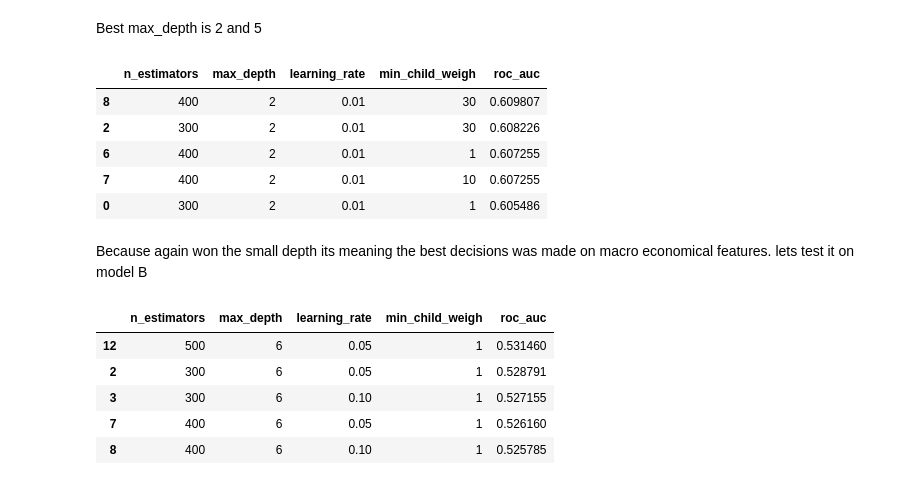
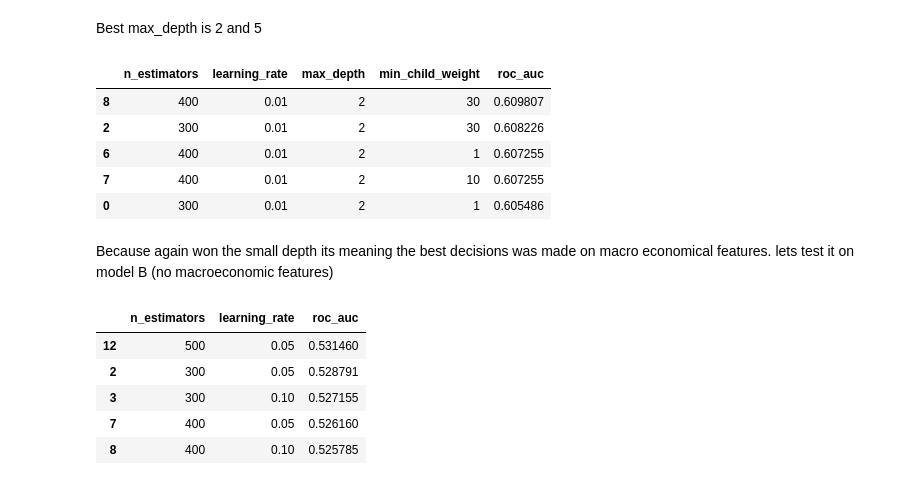
Before and after one commit to SunnyFoxxy/greek_stocks_ml_trading, a Jupyter notebook: notebooks/04_model.ipynb, the cells around one changed output. Drawn from its saved outputs; the diff is of its cells as text; code cells hidden in the pictures.

```diff
--- a/notebooks/04_model.ipynb
+++ b/notebooks/04_model.ipynb
@@ -208,3 +266,14 @@ min          0.570184
 75%          0.637033
 max          0.678258
 dtype: float64
+# %%
+#test b
+grid = {'min_samples_leaf': [200], 'n_estimators': [100, 200, 500, 1000], 'max_depth': list(range(2,16))}
+proba = 0.5
+results = []
+for values in product(*grid.values()):
+    params = dict(zip(grid.keys(), values))
+    results.append(evaluate_model(RandomForestClassifier, FEATURES_B, params, proba, True, True, True, fixed_params=FIXED_PARAMS))
+df_results = pd.DataFrame(results).sort_values('roc_auc', ascending=False)
+df_results.head()
+print(df_results.to_string())
@@ -306,11 +393,11 @@ df_results.head()
 # %% [markdown]
 Best learning_rate is 0.01
 # %%
-learning_rate_set = [0.01]
-min_child_weight_set = [1, 10, 30]
-
-results = [evaluate_xgboost(features_list, n, rate, depth)
-           for n, rate, depth in product(n_estimators_set, learning_rate_set, range(2,9))]
+grid = {'n_estimators': [300, 400, 500], 'learning_rate': [0.01], 'max_depth': list(range(2,9))}
+results = []
+for values in product(*grid.values()):
+    params = dict(zip(grid.keys(), values))
+    results.append(evaluate_model(XGBClassifier, features_a, params, roc_auc=True, fixed_params=FIXED_PARAMS))
 df_results = pd.DataFrame(results).sort_values('roc_auc', ascending=False)
 df_results.head()
 # %% [output]
@@ -323,39 +410,35 @@ df_results.head()
 # %% [markdown]
 Best max_depth is 2 and 5
 # %%
-n_estimators_set = [300, 400, 500]
-learning_rate_set = [0.01]
-max_depth_set = [2, 5]
-min_child_weight_set = [1, 10, 30]
-
-
-results = [evaluate_xgboost(features_list, n, rate, depth, child_weight)
-           for n, rate, depth, child_weight in product(n_estimators_set, learning_rate_set, max_depth_set, min_child_weight_set)]
+grid = {'n_estimators': [300, 400, 500], 'learning_rate': [0.01], 'max_depth': [2,5], 'min_child_weight': [1, 10, 30]}
+results = []
+for values in product(*grid.values()):
+    params = dict(zip(grid.keys(), values))
+    results.append(evaluate_model(XGBClassifier, features_a, params, roc_auc=True, fixed_params=FIXED_PARAMS))
 df_results = pd.DataFrame(results).sort_values('roc_auc', ascending=False)
 df_results.head()
 # %% [output]
-|  | n_estimators | max_depth | learning_rate | min_child_weigh | roc_auc |
-| 8 | 400 | 2 | 0.01 | 30 | 0.609807 |
-| 2 | 300 | 2 | 0.01 | 30 | 0.608226 |
-| 6 | 400 | 2 | 0.01 | 1 | 0.607255 |
-| 7 | 400 | 2 | 0.01 | 10 | 0.607255 |
-| 0 | 300 | 2 | 0.01 | 1 | 0.605486 |
+|  | n_estimators | learning_rate | max_depth | min_child_weight | roc_auc |
+| 8 | 400 | 0.01 | 2 | 30 | 0.609807 |
+| 2 | 300 | 0.01 | 2 | 30 | 0.608226 |
+| 6 | 400 | 0.01 | 2 | 1 | 0.607255 |
+| 7 | 400 | 0.01 | 2 | 10 | 0.607255 |
+| 0 | 300 | 0.01 | 2 | 1 | 0.605486 |
 # %% [markdown]
-Because again won the small depth its meaning the best decisions was made on macro economical features. lets test it on model B
+Because again won the small depth its meaning the best decisions was made on macro economical features. lets test it on model B (no macroeconomic features)
 # %%
-n_estimators_set = [300, 400, 500]
-learning_rate_set = [0.001, 0.01, 0.05, 0.1, 0.3]
-features_list = features_b
-
-results = [evaluate_xgboost(features_list, n, rate)
-           for n, rate in product(n_estimators_set, learning_rate_set)]
+grid = {'n_estimators': [300, 400, 500], 'learning_rate': [0.001, 0.01, 0.05, 0.1, 0.3]}
+results = []
+for values in product(*grid.values()):
+    params = dict(zip(grid.keys(), values))
+    results.append(evaluate_model(XGBClassifier, features_b, params, roc_auc=True, fixed_params=FIXED_PARAMS))
 df_results = pd.DataFrame(results).sort_values('roc_auc', ascending=False)
 df_results.head()
 # %% [output]
-|  | n_estimators | max_depth | learning_rate | min_child_weigh | roc_auc |
-| 12 | 500 | 6 | 0.05 | 1 | 0.531460 |
-| 2 | 300 | 6 | 0.05 | 1 | 0.528791 |
-| 3 | 300 | 6 | 0.10 | 1 | 0.527155 |
-| 7 | 400 | 6 | 0.05 | 1 | 0.526160 |
-| 8 | 400 | 6 | 0.10 | 1 | 0.525785 |
+|  | n_estimators | learning_rate | roc_auc |
+| 12 | 500 | 0.05 | 0.531460 |
+| 2 | 300 | 0.05 | 0.528791 |
+| 3 | 300 | 0.10 | 0.527155 |
+| 7 | 400 | 0.05 | 0.526160 |
+| 8 | 400 | 0.10 | 0.525785 |
 # %%
```
Also changed, not shown: parts of 35 cells of this notebook.
